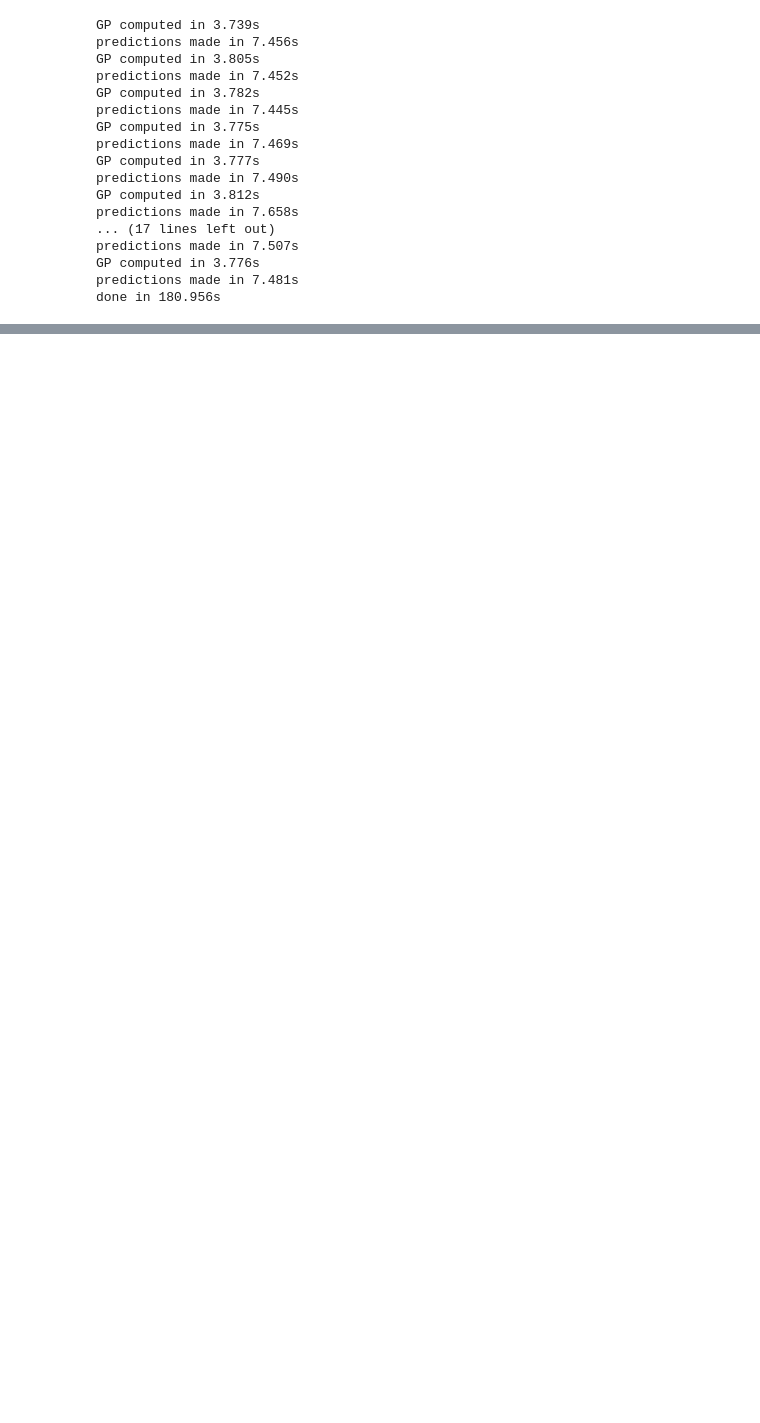
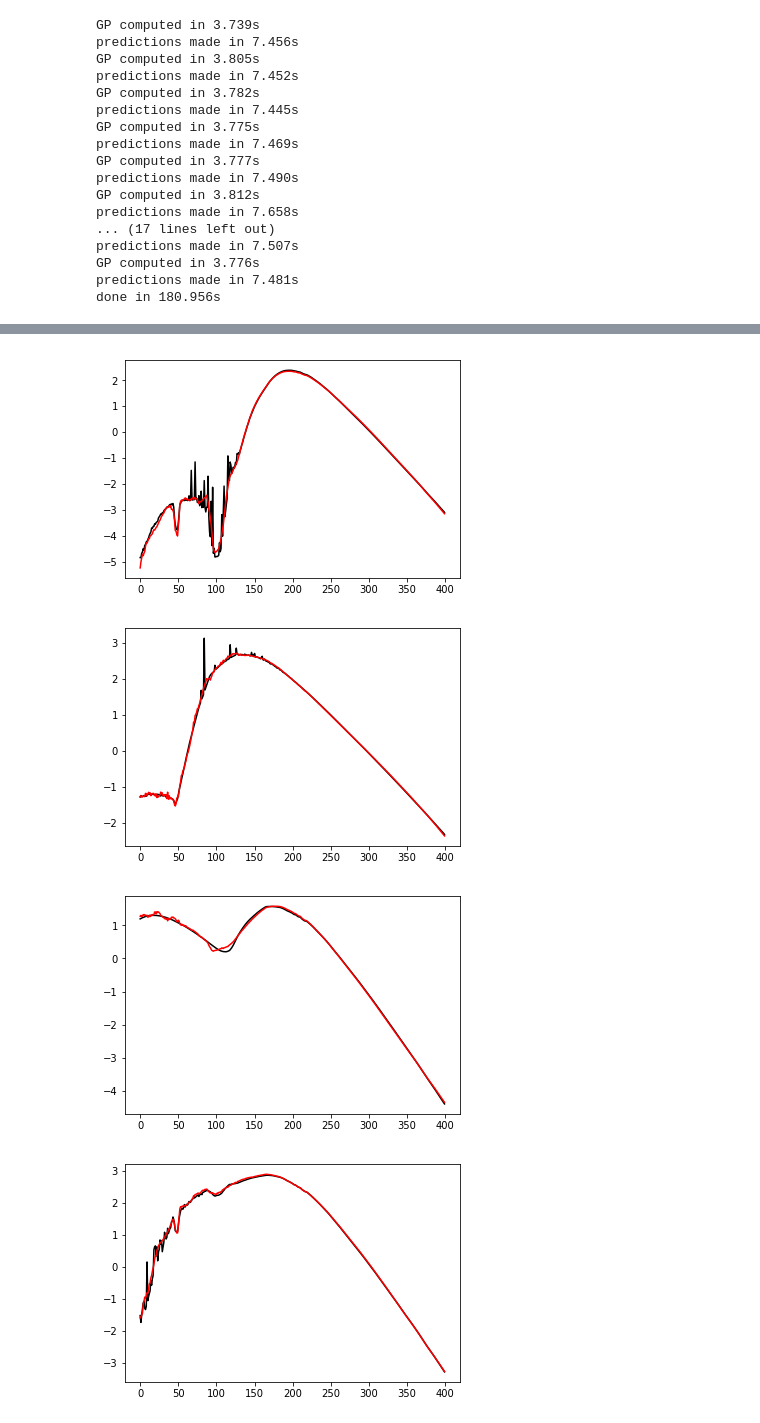
Before and after one commit to elizabethteng/crassula, a Jupyter notebook: press_F_again.ipynb, the cells around one changed output, grey strips where cells are left out. Drawn from its saved outputs; the diff is of its cells as text; code cells hidden in the pictures; blank space fills up the shorter version.

```diff
--- a/press_F_again.ipynb
+++ b/press_F_again.ipynb
@@ -213,24 +220,5 @@ predictions made in 7.507s
 GP computed in 3.776s
 predictions made in 7.481s
 done in 180.956s
-# %%
-for i in range(len(ws)):  # same covfunc for each weight and the sample mean
-    kernel = 23*kernels.ExpSquaredKernel(1**2,ndim=15,axes=0)*\
-        kernels.ExpSquaredKernel(1**2,ndim=15,axes=1)*\
-        kernels.ExpSquaredKernel(1**2,ndim=15,axes=2)*\
-        kernels.ExpSquaredKernel(1**2,ndim=15,axes=3)*\
-        kernels.ExpSquaredKernel(1**2,ndim=15,axes=4)*\
-        kernels.ExpSquaredKernel(1**2,ndim=15,axes=5)*\
-        kernels.PolynomialKernel(1**2,15,ndim=15,axes=6)*\
-        kernels.ExpSquaredKernel(1**2,ndim=15,axes=7)*\
-        kernels.ExpSquaredKernel(1**2,ndim=15,axes=8)*\
-        kernels.ExpSquaredKernel(1**2,ndim=15,axes=9)*\
-        kernels.ExpSquaredKernel(1**2,ndim=15,axes=10)*\
-        kernels.ExpSquaredKernel(1**2,ndim=15,axes=11)*\
-        kernels.ExpSquaredKernel(1**2,ndim=15,axes=12)*\
-        kernels.ExpSquaredKernel(1**2,ndim=15,axes=13)*\
-        kernels.ExpSquaredKernel(1**2,ndim=15,axes=14)
-
-blankhodlr=george.GP(kernel,solver=george.HODLRSolver)
 # %%
-allsedshodlr=F(initvecs,blankhodlr)
+#allsedshodlr=F(initvecs,blankhodlr)
@@ -292,0 +296,11 @@ done in 116.337s
+# %%
+l=(0,1,2,3,4,5)
+for i in l:
+    plt.plot(cube[i],c='k')
+    plt.plot(allsedshodlr[i],c='r')
+    plt.show()
+# %% [output]
+[figure, added]
+[figure, added]
+[figure, added]
+[figure, added]
```
Also changed, not shown: parts of 16 cells of this notebook.
